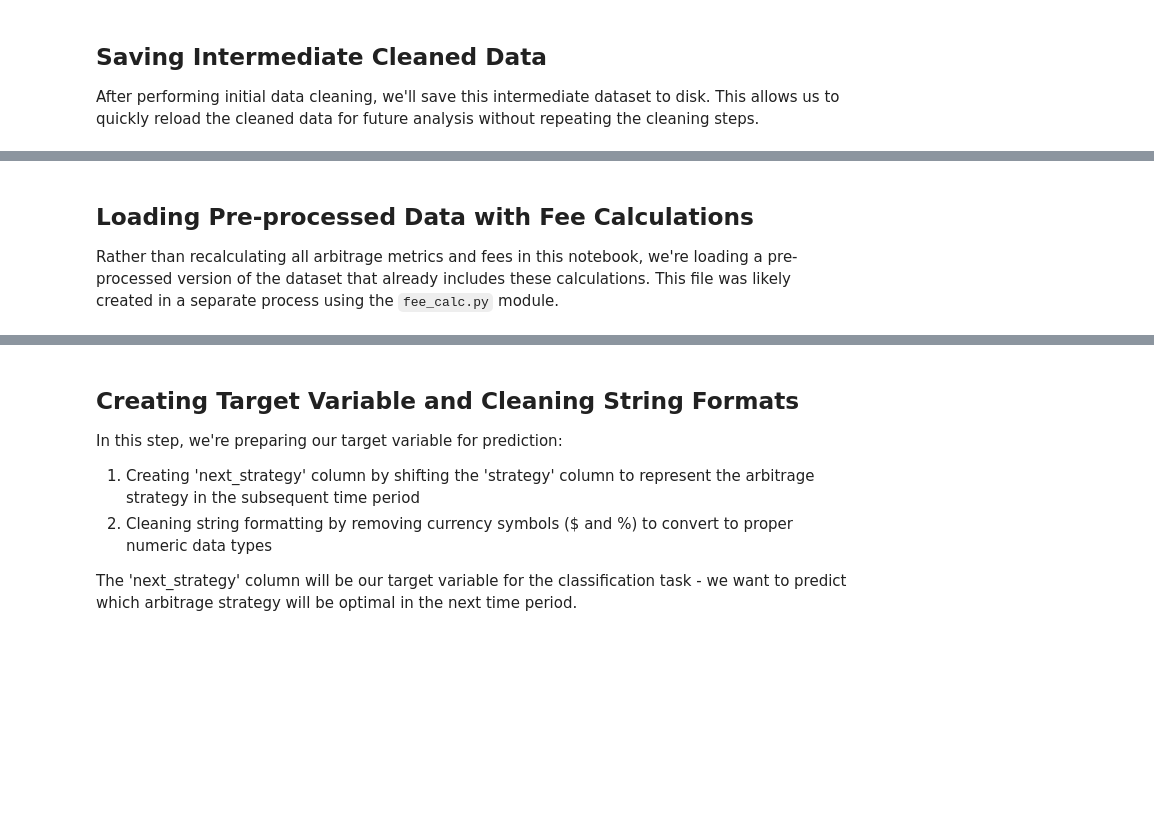
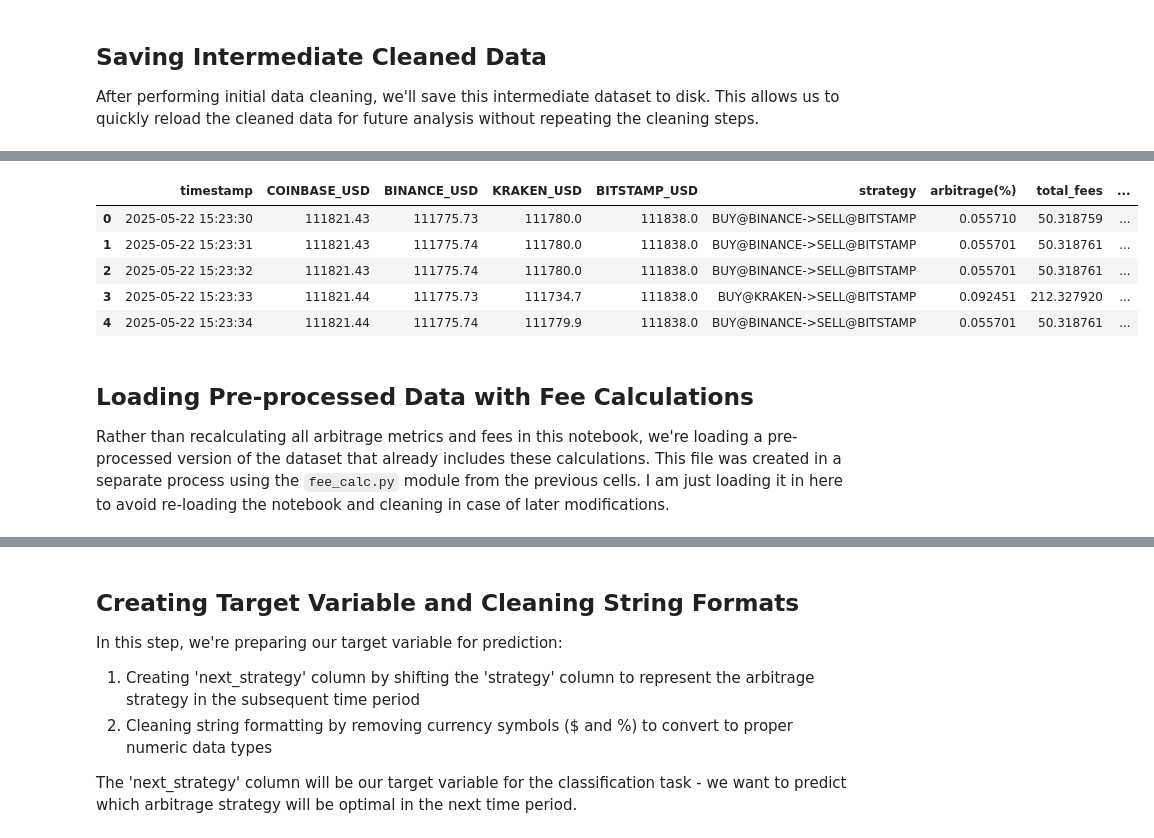
Before and after one commit to appadook/arbitrage-crypto-ml, a Jupyter notebook: ML Project crypto-arbitrage.ipynb, the cells around one changed output, grey strips where cells are left out. Drawn from its saved outputs; the diff is of its cells as text; code cells hidden in the pictures; blank space fills up the shorter version.

```diff
--- a/ML Project crypto-arbitrage.ipynb
+++ b/ML Project crypto-arbitrage.ipynb
@@ -277,5 +479,14 @@ df.head()
+# %%
+df_no_fees.head()
+# %% [output]
+|  | timestamp | COINBASE_USD | BINANCE_USD | KRAKEN_USD | BITSTAMP_USD | strategy | arbitrage(%) | total_fees | ... |
+| 0 | 2025-05-22 15:23:30 | 111821.43 | 111775.73 | 111780.0 | 111838.0 | BUY@BINANCE->SELL@BITSTAMP | 0.055710 | 50.318759 | ... |
+| 1 | 2025-05-22 15:23:31 | 111821.43 | 111775.74 | 111780.0 | 111838.0 | BUY@BINANCE->SELL@BITSTAMP | 0.055701 | 50.318761 | ... |
+| 2 | 2025-05-22 15:23:32 | 111821.43 | 111775.74 | 111780.0 | 111838.0 | BUY@BINANCE->SELL@BITSTAMP | 0.055701 | 50.318761 | ... |
+| 3 | 2025-05-22 15:23:33 | 111821.44 | 111775.73 | 111734.7 | 111838.0 | BUY@KRAKEN->SELL@BITSTAMP | 0.092451 | 212.327920 | ... |
+| 4 | 2025-05-22 15:23:34 | 111821.44 | 111775.74 | 111779.9 | 111838.0 | BUY@BINANCE->SELL@BITSTAMP | 0.055701 | 50.318761 | ... |
 # %% [markdown]
 ## Loading Pre-processed Data with Fee Calculations
 
-Rather than recalculating all arbitrage metrics and fees in this notebook, we're loading a pre-processed version of the dataset that already includes these calculations. This file was likely created in a separate process using the `fee_calc.py` module.
+Rather than recalculating all arbitrage metrics and fees in this notebook, we're loading a pre-processed version of the dataset that already includes these calculations. This file was created in a separate process using the `fee_calc.py` module from the previous cells. I am just loading it in here to avoid re-loading the notebook and cleaning in case of later modifications.
 # %%
```
Also changed, not shown: parts of 65 cells of this notebook, 2 other files.
